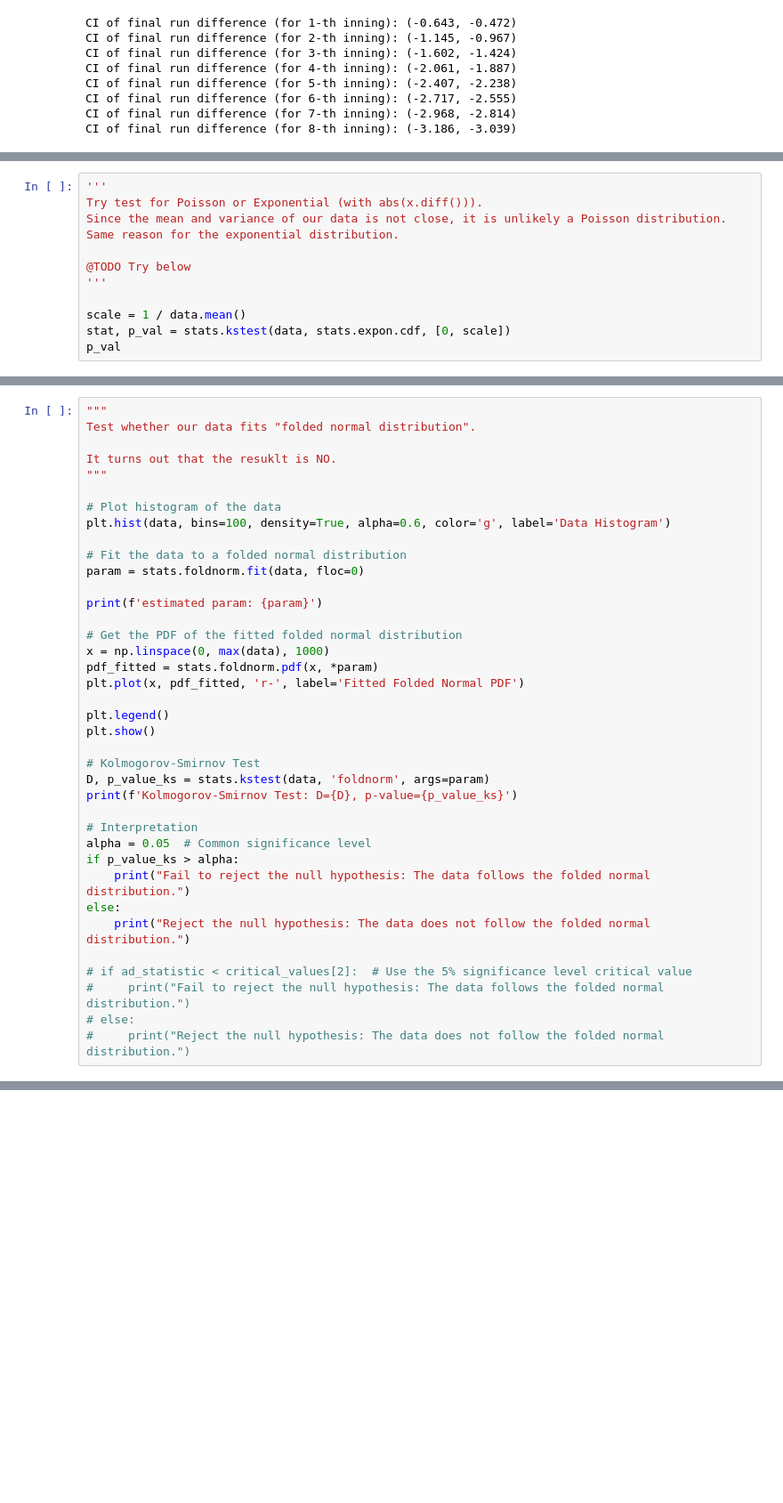
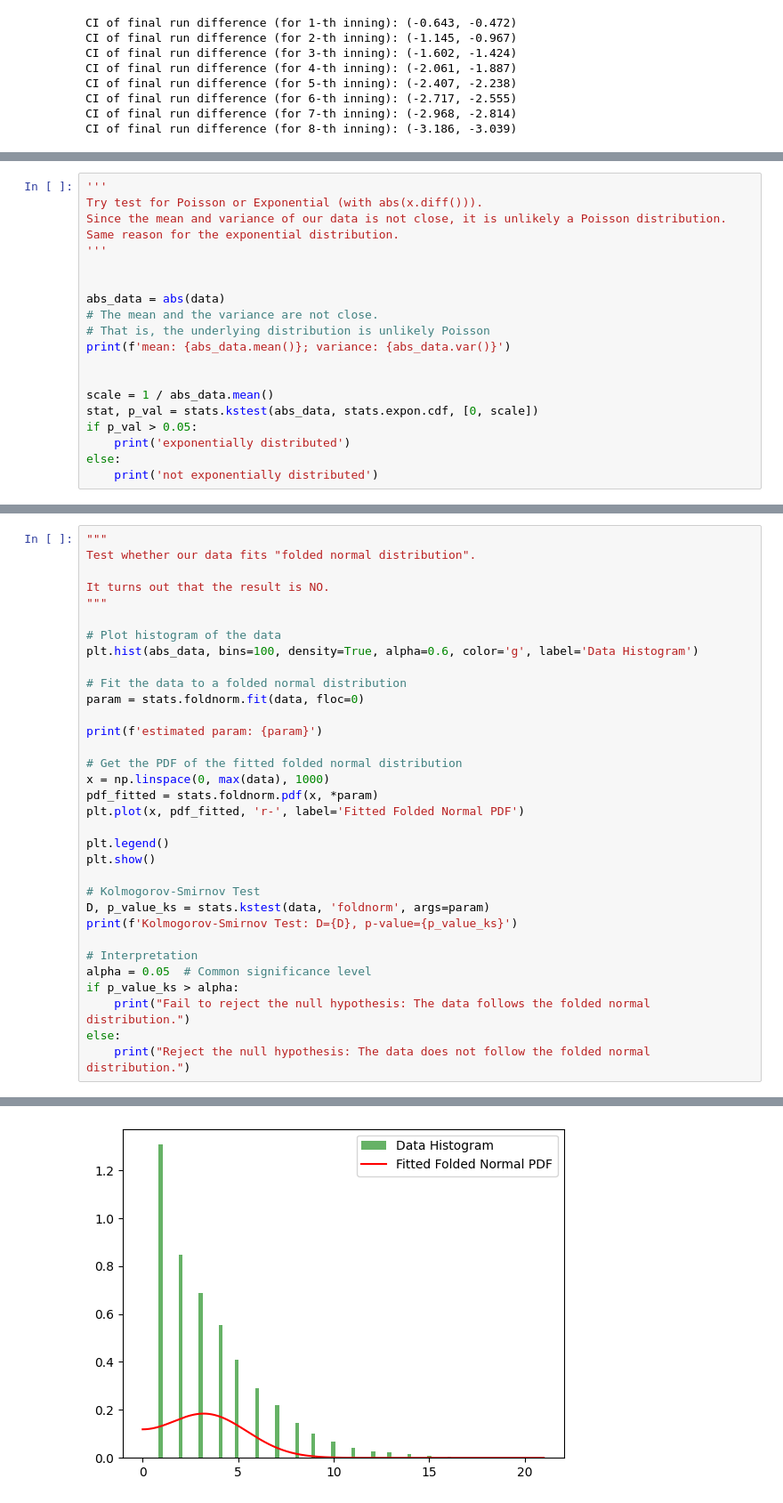
Before and after one commit to lbwei1016/Statistics-2024, a Jupyter notebook: descriptive_analysis.ipynb, the cells around one changed output, grey strips where cells are left out. Shown at 89% size. Cells and saved outputs as stored; diff of their text form; blank space fills up the shorter version.

```diff
--- a/descriptive_analysis.ipynb
+++ b/descriptive_analysis.ipynb
@@ -238,10 +242,18 @@ else:
 Try test for Poisson or Exponential (with abs(x.diff())).
 Since the mean and variance of our data is not close, it is unlikely a Poisson distribution.
 Same reason for the exponential distribution.
-
-@TODO Try below
 '''
 
-scale = 1 / data.mean()
-stat, p_val = stats.kstest(data, stats.expon.cdf, [0, scale])
-p_val
+
+abs_data = abs(data)
+# The mean and the variance are not close.
+# That is, the underlying distribution is unlikely Poisson
+print(f'mean: {abs_data.mean()}; variance: {abs_data.var()}')
+
+
+scale = 1 / abs_data.mean()
+stat, p_val = stats.kstest(abs_data, stats.expon.cdf, [0, scale])
+if p_val > 0.05:
+    print('exponentially distributed')
+else:
+    print('not exponentially distributed')
@@ -249,11 +264,11 @@ p_val
 """
 Test whether our data fits "folded normal distribution".
 
-It turns out that the resuklt is NO.
+It turns out that the result is NO.
 """
 
 # Plot histogram of the data
-plt.hist(data, bins=100, density=True, alpha=0.6, color='g', label='Data Histogram')
+plt.hist(abs_data, bins=100, density=True, alpha=0.6, color='g', label='Data Histogram')
 
 # Fit the data to a folded normal distribution
 param = stats.foldnorm.fit(data, floc=0)
@@ -278,8 +293,4 @@ if p_value_ks > alpha:
     print("Fail to reject the null hypothesis: The data follows the folded normal distribution.")
 else:
     print("Reject the null hypothesis: The data does not follow the folded normal distribution.")
-
-# if ad_statistic < critical_values[2]:  # Use the 5% significance level critical value
-#     print("Fail to reject the null hypothesis: The data follows the folded normal distribution.")
-# else:
-#     print("Reject the null hypothesis: The data does not follow the folded normal distribution.")
+# %% [output]
@@ -285,0 +298 @@ else:
+[figure, added]
```
Also changed, not shown: parts of 10 cells of this notebook.
